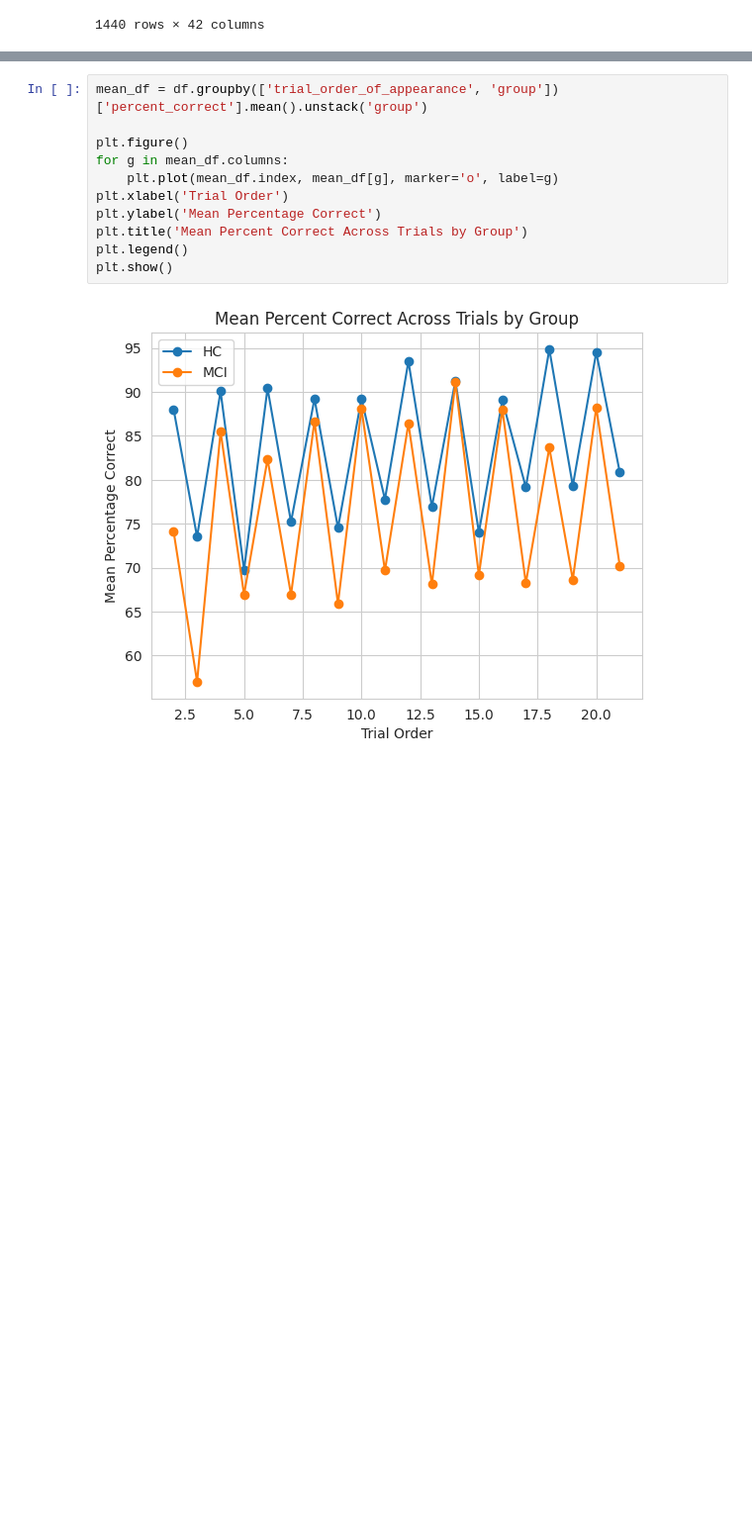
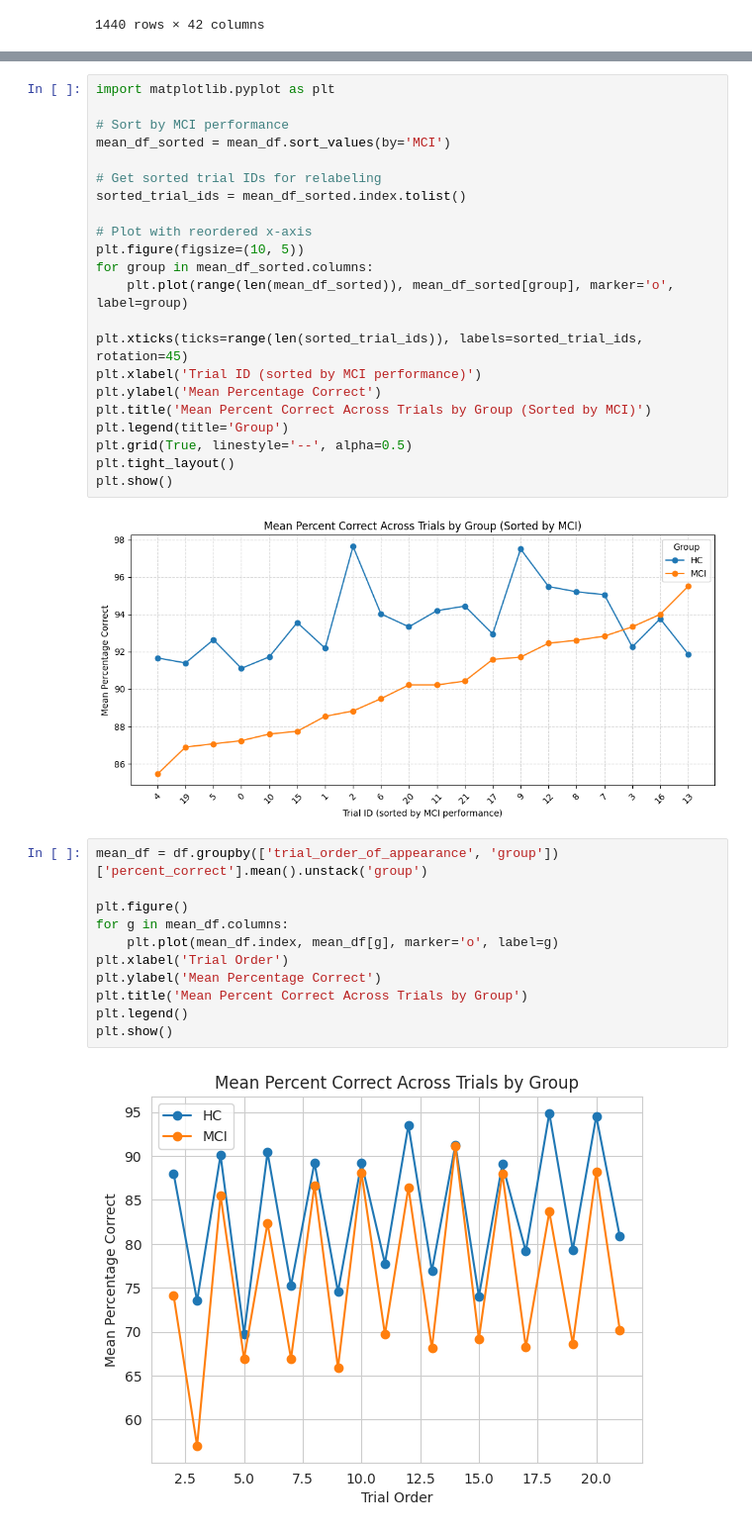
Before and after one commit to gianluca-capelo/tmt-analysis, a Jupyter notebook: notebooks/preliminar_analysis.ipynb, the cells around one changed output, grey strips where cells are left out. Shown at 99% size. Drawn from its saved outputs; the diff is of its cells as text; blank space fills up the shorter version.

```diff
--- a/notebooks/preliminar_analysis.ipynb
+++ b/notebooks/preliminar_analysis.ipynb
@@ -171,3 +218,27 @@ plt.show()
+# %%
+import matplotlib.pyplot as plt
+
+# Sort by MCI performance
+mean_df_sorted = mean_df.sort_values(by='MCI')
+
+# Get sorted trial IDs for relabeling
+sorted_trial_ids = mean_df_sorted.index.tolist()
+
+# Plot with reordered x-axis
+plt.figure(figsize=(10, 5))
+for group in mean_df_sorted.columns:
+    plt.plot(range(len(mean_df_sorted)), mean_df_sorted[group], marker='o', label=group)
+
+plt.xticks(ticks=range(len(sorted_trial_ids)), labels=sorted_trial_ids, rotation=45)
+plt.xlabel('Trial ID (sorted by MCI performance)')
+plt.ylabel('Mean Percentage Correct')
+plt.title('Mean Percent Correct Across Trials by Group (Sorted by MCI)')
+plt.legend(title='Group')
+plt.grid(True, linestyle='--', alpha=0.5)
+plt.tight_layout()
+plt.show()
+# %% [output]
+[figure, added]
 # %%
 mean_df = df.groupby(['trial_order_of_appearance', 'group'])['percent_correct'].mean().unstack('group')
 
```
Also changed, not shown: parts of 5 cells of this notebook, 6 other files.
